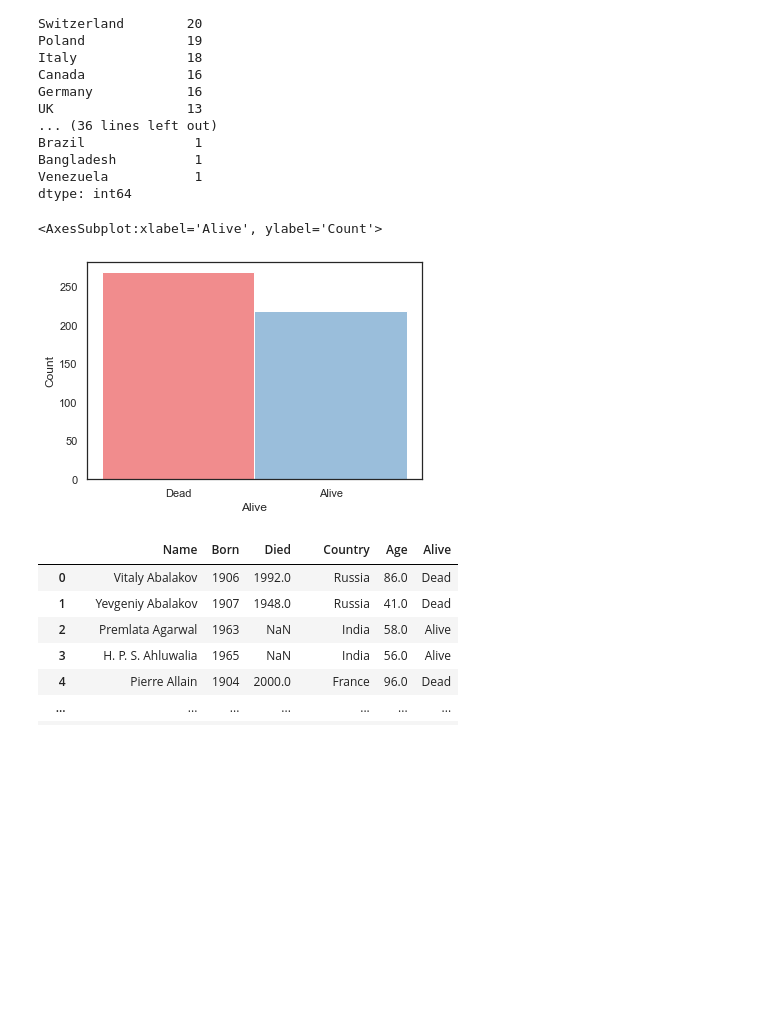
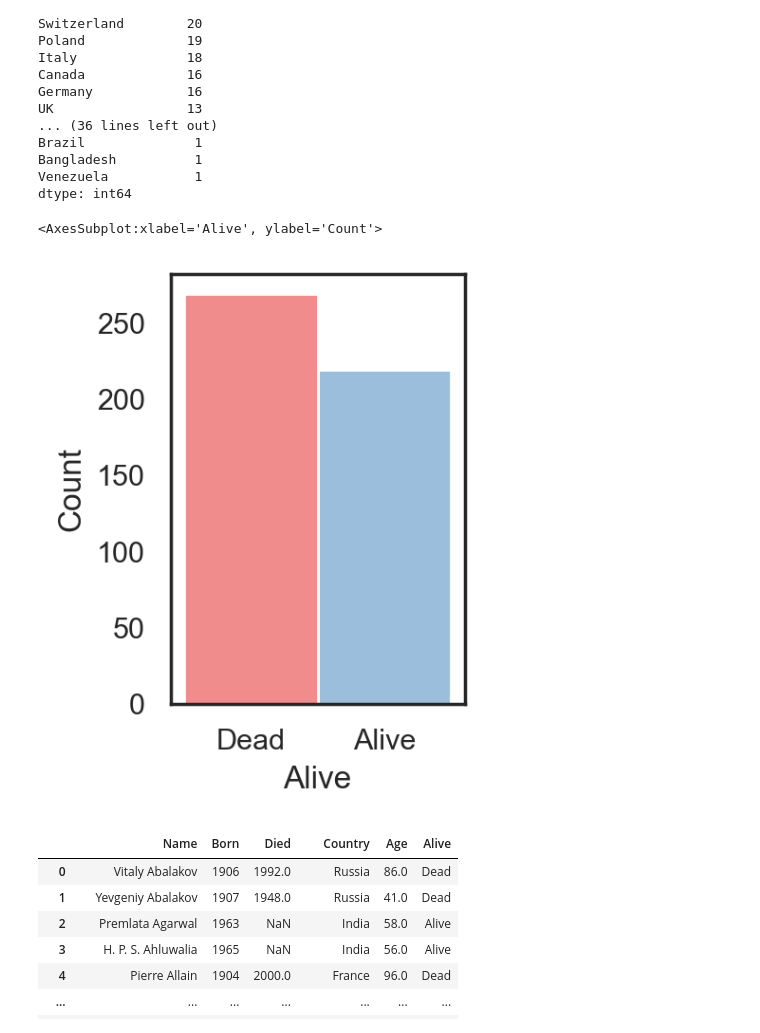
Before and after one commit to dmnkfr/mountaineers, a Jupyter notebook: mountaineers_wiki.ipynb, the cells around one changed output. Cells and saved outputs as stored; diff of their text form; code cells hidden in the pictures; blank space fills up the shorter version.

```diff
--- a/mountaineers_wiki.ipynb
+++ b/mountaineers_wiki.ipynb
@@ -320,12 +320,14 @@ Bangladesh          1
 Venezuela           1
 dtype: int64
 # %%
+plt.figure(figsize=(2,3),dpi=200)
+
 sns.set_theme(style="white", palette="Set1")
 
 sns.histplot(data=df,x="Alive", hue="Alive", legend=False)
 # %% [output]
 <AxesSubplot:xlabel='Alive', ylabel='Count'>
-[figure, old version]
+[figure, new version]
 # %%
 df["Born"] = pd.to_numeric(df["Born"],downcast="signed")
 df["Died"] = pd.to_numeric(df["Died"],downcast="signed",errors="ignore")
```
Also changed, not shown: parts of 8 cells of this notebook, 1 other file.
